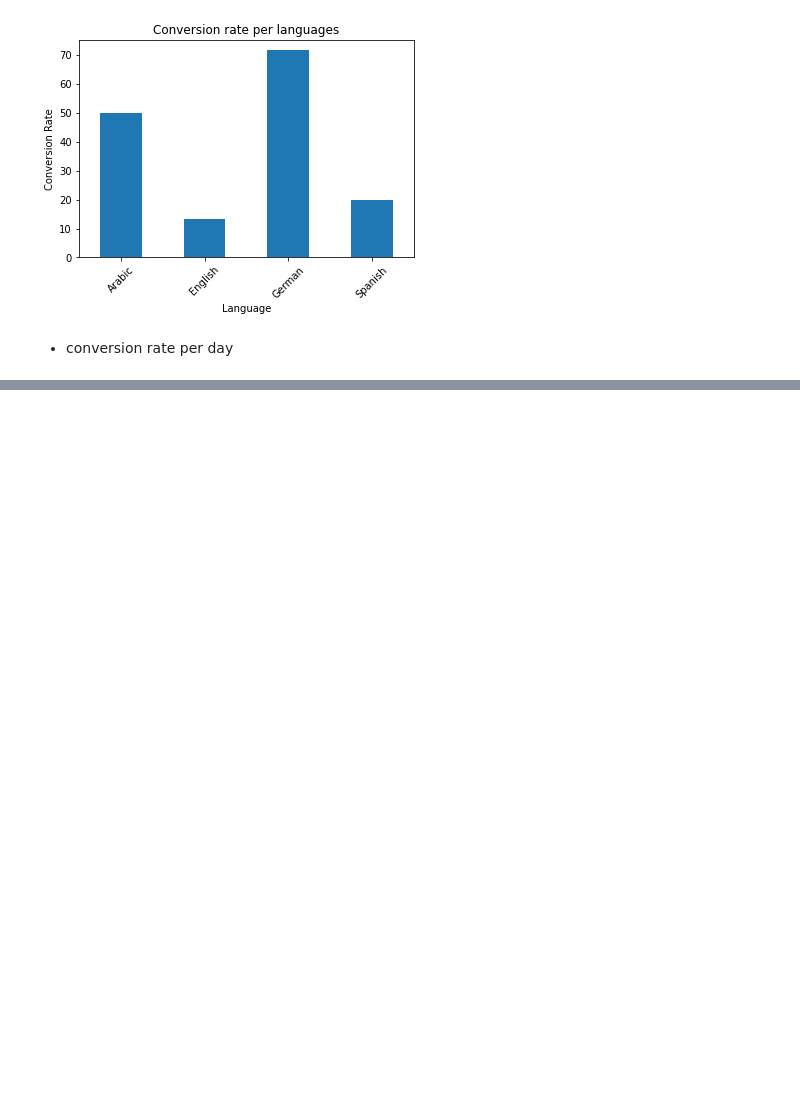
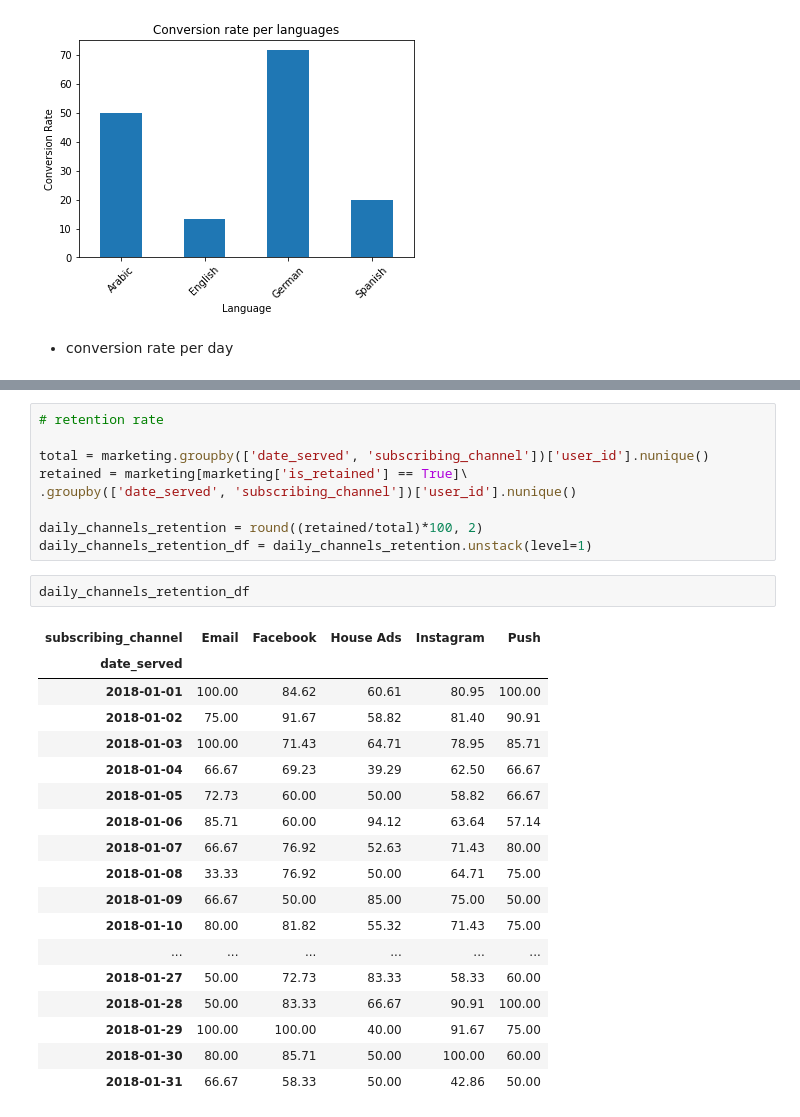
Before and after one commit to iamem1r/marketing_analysis, a Jupyter notebook: Marketing Analysis.ipynb, the cells around one changed output, grey strips where cells are left out. Saved outputs shown, nothing was run; the diff lists cells and outputs as text; blank space fills up the shorter version.

```diff
--- a/Marketing Analysis.ipynb
+++ b/Marketing Analysis.ipynb
@@ -306,0 +309,30 @@ Name: user_id, dtype: float64
+# %%
+# retention rate
+
+total = marketing.groupby(['date_served', 'subscribing_channel'])['user_id'].nunique()
+retained = marketing[marketing['is_retained'] == True]\
+.groupby(['date_served', 'subscribing_channel'])['user_id'].nunique()
+
+daily_channels_retention = round((retained/total)*100, 2)
+daily_channels_retention_df = daily_channels_retention.unstack(level=1)
+# %%
+daily_channels_retention_df
+# %% [output]
+| subscribing_channel | Email | Facebook | House Ads | Instagram | Push |
+| date_served |  |  |  |  |  |
+| 2018-01-01 | 100.00 | 84.62 | 60.61 | 80.95 | 100.00 |
+| 2018-01-02 | 75.00 | 91.67 | 58.82 | 81.40 | 90.91 |
+| 2018-01-03 | 100.00 | 71.43 | 64.71 | 78.95 | 85.71 |
+| 2018-01-04 | 66.67 | 69.23 | 39.29 | 62.50 | 66.67 |
+| 2018-01-05 | 72.73 | 60.00 | 50.00 | 58.82 | 66.67 |
+| 2018-01-06 | 85.71 | 60.00 | 94.12 | 63.64 | 57.14 |
+| 2018-01-07 | 66.67 | 76.92 | 52.63 | 71.43 | 80.00 |
+| 2018-01-08 | 33.33 | 76.92 | 50.00 | 64.71 | 75.00 |
+| 2018-01-09 | 66.67 | 50.00 | 85.00 | 75.00 | 50.00 |
+| 2018-01-10 | 80.00 | 81.82 | 55.32 | 71.43 | 75.00 |
+| ... | ... | ... | ... | ... | ... |
+| 2018-01-27 | 50.00 | 72.73 | 83.33 | 58.33 | 60.00 |
+| 2018-01-28 | 50.00 | 83.33 | 66.67 | 90.91 | 100.00 |
+| 2018-01-29 | 100.00 | 100.00 | 40.00 | 91.67 | 75.00 |
+| 2018-01-30 | 80.00 | 85.71 | 50.00 | 100.00 | 60.00 |
+| 2018-01-31 | 66.67 | 58.33 | 50.00 | 42.86 | 50.00 |
```
Also changed, not shown: parts of 2 cells of this notebook, 1 other file.
